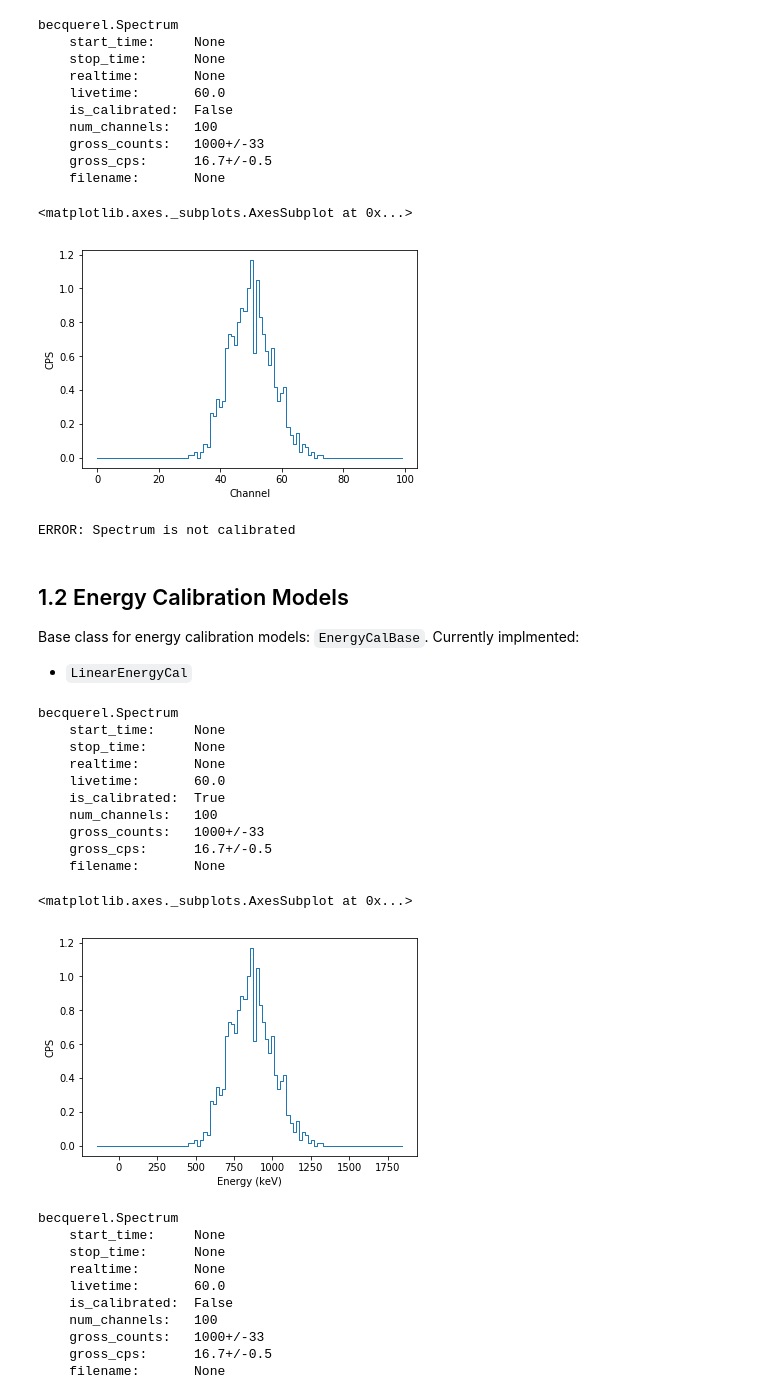
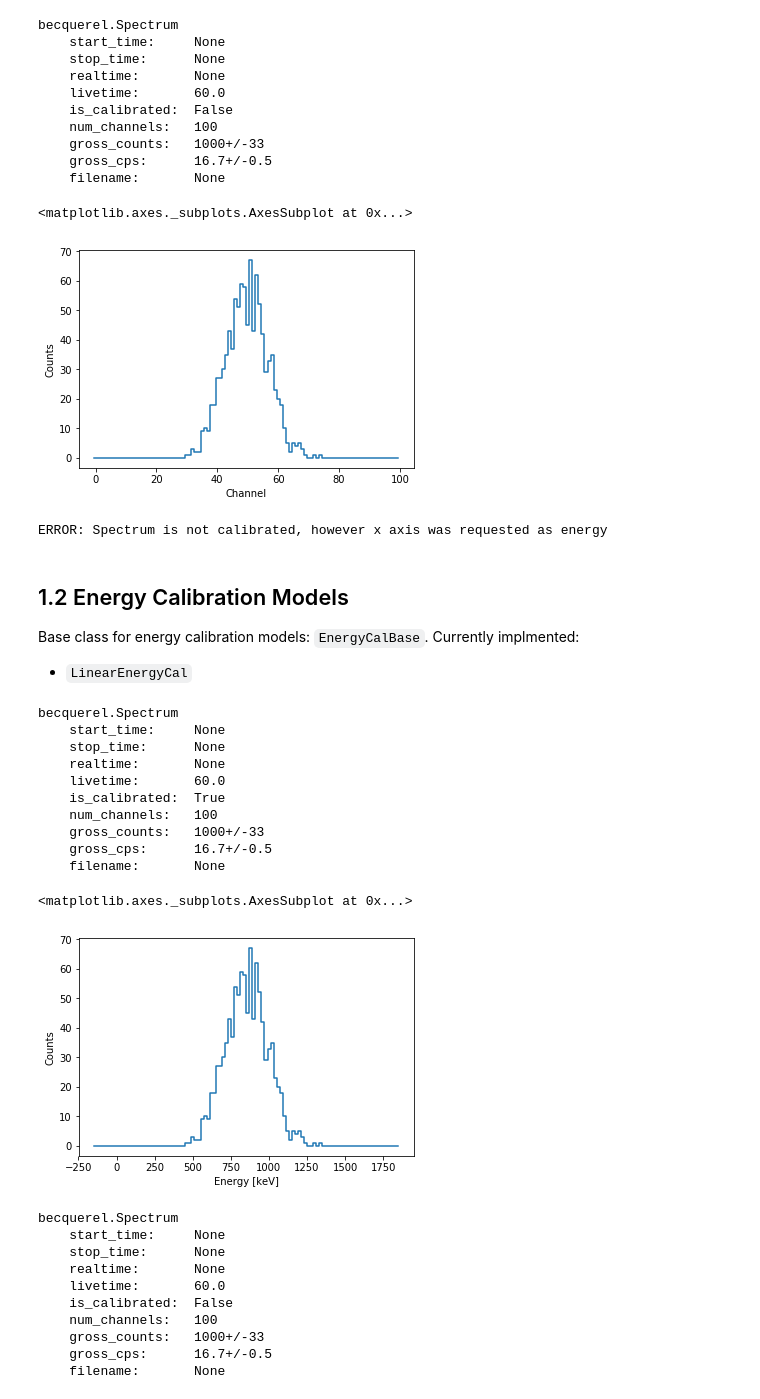
Before and after one commit to lbl-anp/becquerel, a Jupyter notebook: examples/quickstart.ipynb, the cells around one changed output. Cells and saved outputs as stored; diff of their text form; code cells hidden in the pictures.

```diff
--- a/examples/quickstart.ipynb
+++ b/examples/quickstart.ipynb
@@ -89,18 +89,18 @@ becquerel.Spectrum
     gross_cps:      16.7+/-0.5
     filename:       None
 # %%
-spec.plot(x_data='channels')
+spec.plot(xmode='channels')
 # %% [output]
 <matplotlib.axes._subplots.AxesSubplot at 0x...>
-[figure, old version]
+[figure, new version]
 # %%
 try:
-    spec.plot(x_data='keV')
-except bq.SpectrumError as e:
+    spec.plot(xmode='energy')
+except bq.PlottingError as e:
     print('ERROR:', e)
     plt.close('all')
 # %% [output]
-ERROR: Spectrum is not calibrated
+ERROR: Spectrum is not calibrated, however x axis was requested as energy
 # %% [markdown]
 ## 1.2 Energy Calibration Models
 
@@ -110,24 +110,24 @@ Base class for energy calibration models: `EnergyCalBase`. Currently implmented:
 # %%
 chlist = (40, 80)
 kevlist = (661.7, 1460.83)
 cal = bq.LinearEnergyCal.from_points(chlist=chlist, kevlist=kevlist)
 cal.update_fit()
 spec.apply_calibration(cal)
 print(spec)
-spec.plot(x_data='keV')
+spec.plot(xmode='keV')
 # %% [output]
 becquerel.Spectrum
     start_time:     None
     stop_time:      None
     realtime:       None
     livetime:       60.0
     is_calibrated:  True
     num_channels:   100
     gross_counts:   1000+/-33
     gross_cps:      16.7+/-0.5
     filename:       None
 <matplotlib.axes._subplots.AxesSubplot at 0x...>
-[figure, old version]
+[figure, new version]
 # %%
 # New spec
 c, _ = np.histogram(np.random.poisson(50, 1000), bins=np.arange(101))
```
Also changed, not shown: parts of 12 cells of this notebook.
